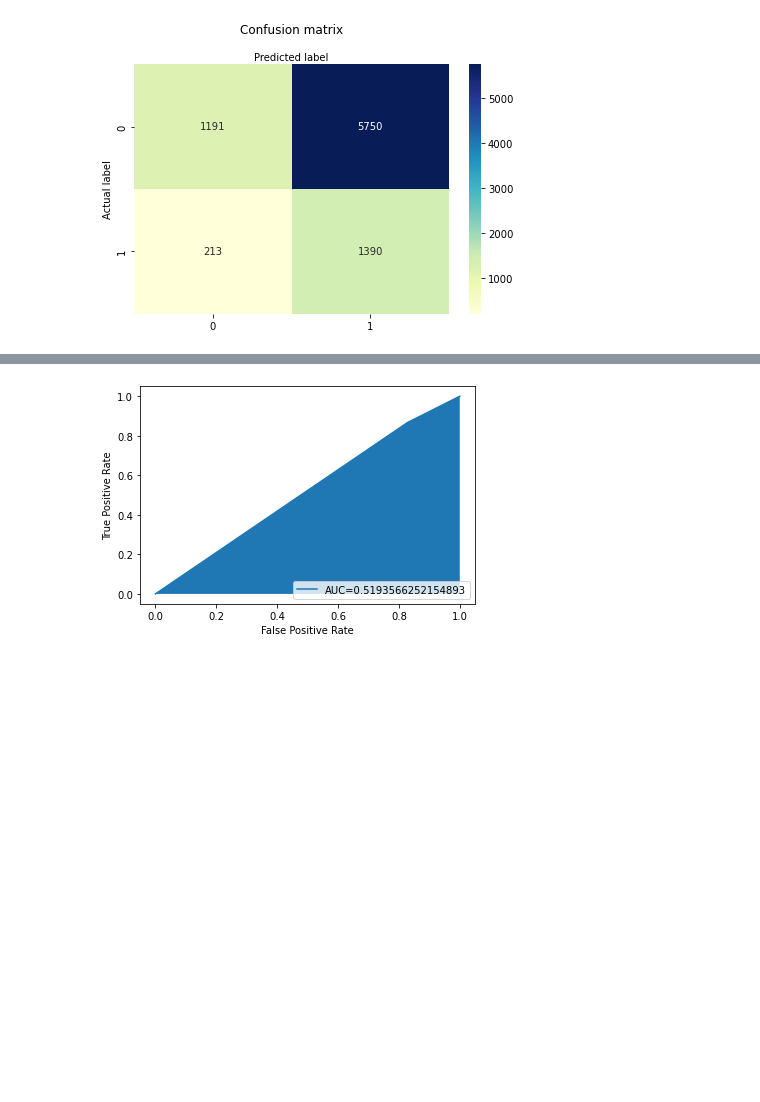
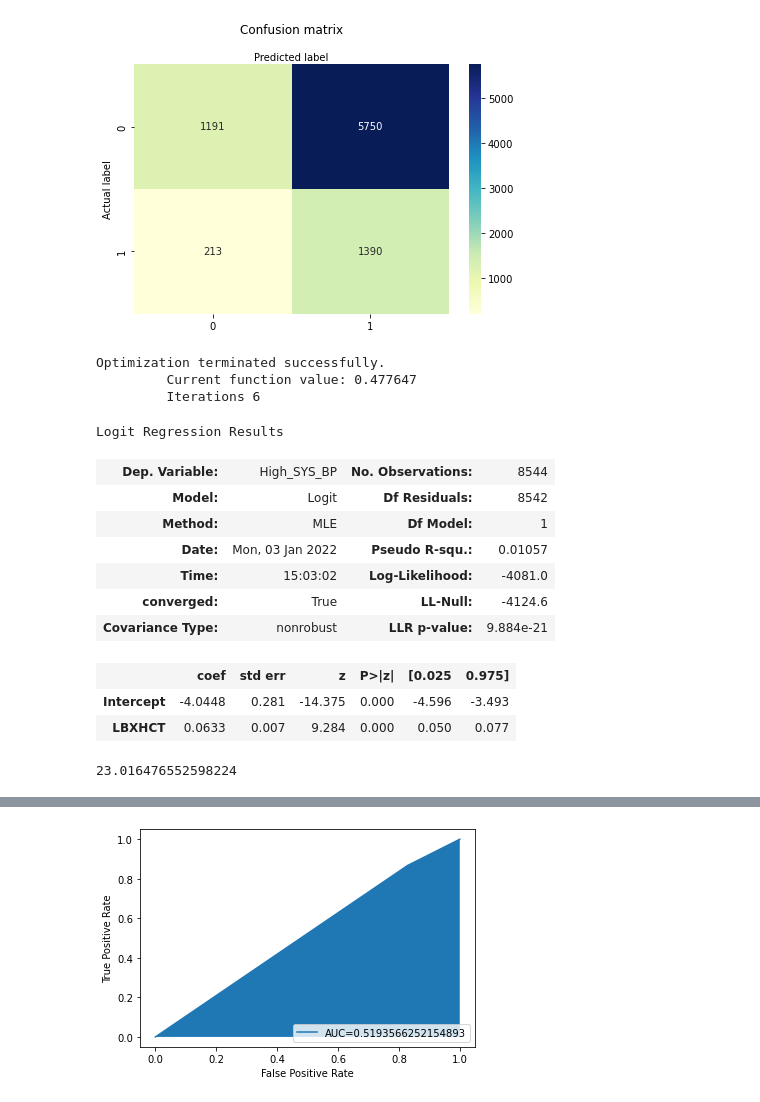
Before and after one commit to noodleybroodley/Final-Capstone, a Jupyter notebook: notebooks/test.ipynb, the cells around one changed output, grey strips where cells are left out. Saved outputs shown, nothing was run; the diff lists cells and outputs as text; code cells hidden in the pictures; blank space fills up the shorter version.

```diff
--- a/notebooks/test.ipynb
+++ b/notebooks/test.ipynb
@@ -243,3 +245,29 @@ Accuracy:  0.3020833333333333
 Precision:  0.19467787114845939
 Recall:  0.8671241422333126
 [figure]
+# %%
+formula = 'High_SYS_BP ~ LBXHCT'
+model_1 = sma.logit(formula=formula, data=test_df).fit()
+model_1.summary()
+# %% [output]
+Optimization terminated successfully.
+         Current function value: 0.477647
+         Iterations 6
+Logit Regression Results
+| Dep. Variable: | High_SYS_BP | No. Observations: | 8544 |
+| Model: | Logit | Df Residuals: | 8542 |
+| Method: | MLE | Df Model: | 1 |
+| Date: | Mon, 03 Jan 2022 | Pseudo R-squ.: | 0.01057 |
+| Time: | 15:03:02 | Log-Likelihood: | -4081.0 |
+| converged: | True | LL-Null: | -4124.6 |
+| Covariance Type: | nonrobust | LLR p-value: | 9.884e-21 |
+|  | coef | std err | z | P>|z| | [0.025 | 0.975] |
+| Intercept | -4.0448 | 0.281 | -14.375 | 0.000 | -4.596 | -3.493 |
+| LBXHCT | 0.0633 | 0.007 | 9.284 | 0.000 | 0.050 | 0.077 |
+# %%
+xy_values = test_df[['LBXHCT','High_SYS_BP']]
+xy_values = xy_values.dropna()
+#xy_values['High_SYS_BP'].value_counts()
+print(10/(1578/3632))
+# %% [output]
+23.016476552598224
```
Also changed, not shown: parts of 3 cells of this notebook, 1 other file.
